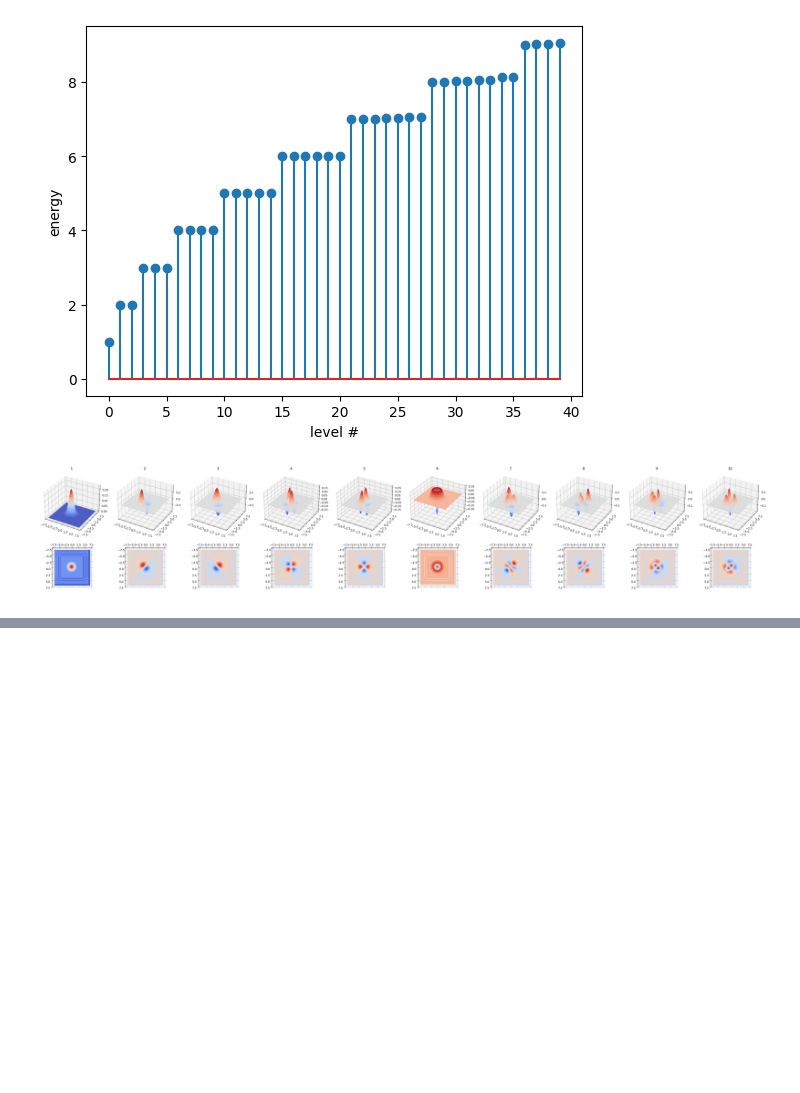
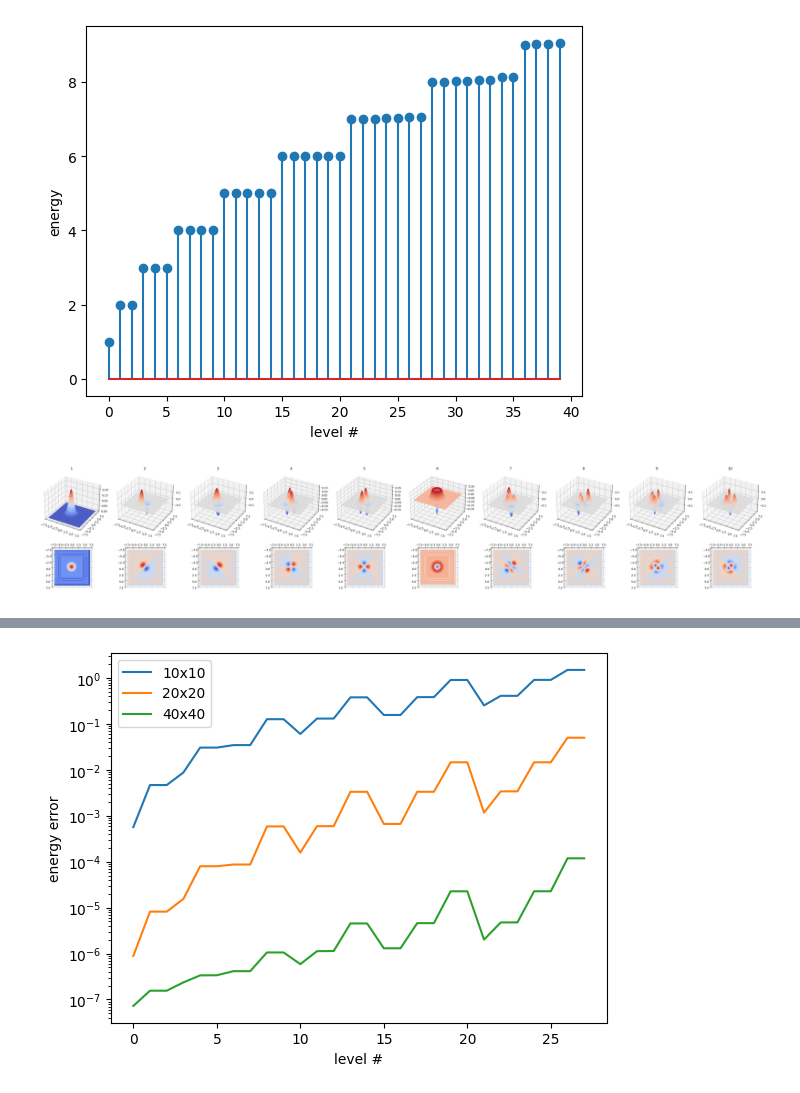
Before and after one commit to SiLiKhon/WaveletTests, a Jupyter notebook: harm_osc_2d.ipynb, the cells around one changed output, grey strips where cells are left out. Cells and saved outputs as stored; diff of their text form; code cells hidden in the pictures; blank space fills up the shorter version.

```diff
--- a/harm_osc_2d.ipynb
+++ b/harm_osc_2d.ipynb
@@ -70,5 +70,5 @@ def experiment(
 
     return energies
 
-experiment()[:10]
+energies_10x10 = experiment()
 # %% [output]
@@ -78,7 +76,7 @@ array([1.00056682, 2.00467941, 2.00467941, 3.00879132, 3.0306123 ,
 [figure]
 [figure]
 # %%
-experiment(wvt_name="sym8", nsteps_x=20, nsteps_y=20);
+energies_20x20 = experiment(wvt_name="sym8", nsteps_x=20, nsteps_y=20)
 # %% [output]
 [figure]
 [figure]
@@ -85,0 +90,11 @@ experiment(wvt_name="sym8", nsteps_x=20, nsteps_y=20);
+# %%
+energies_gt = np.array([1.0] + 2 * [2.0] + 3 * [3.0] + 4 * [4.0] + 5 * [5.0] + 6 * [6.0] + 7 * [7.0])
+plt.plot(energies_10x10[:len(energies_gt)] - energies_gt, label="10x10")
+plt.plot(energies_20x20[:len(energies_gt)] - energies_gt, label="20x20")
+plt.plot(energies_40x40[:len(energies_gt)] - energies_gt, label="40x40")
+plt.xlabel("level #")
+plt.ylabel("energy error")
+plt.yscale("log")
+plt.legend();
+# %% [output]
+[figure, added]
```
Also changed, not shown: parts of 2 cells of this notebook, 1 other file.
